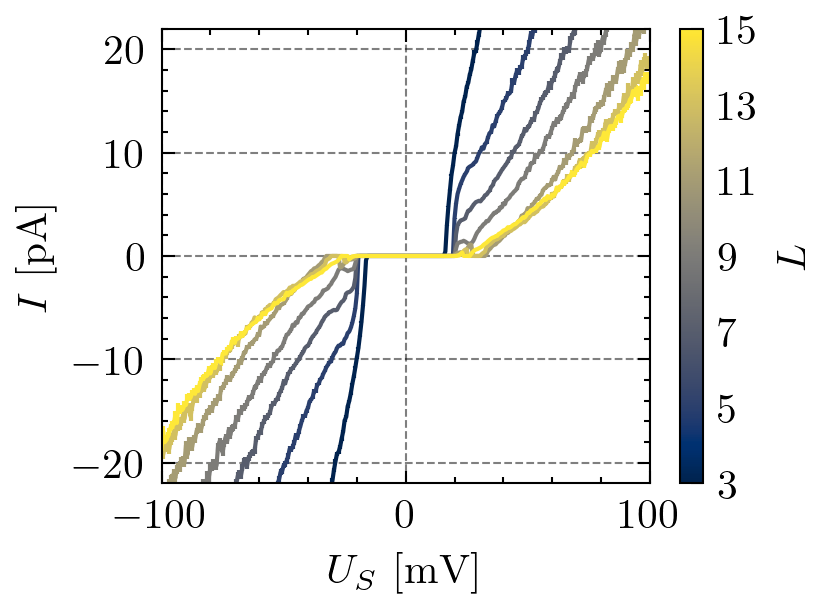
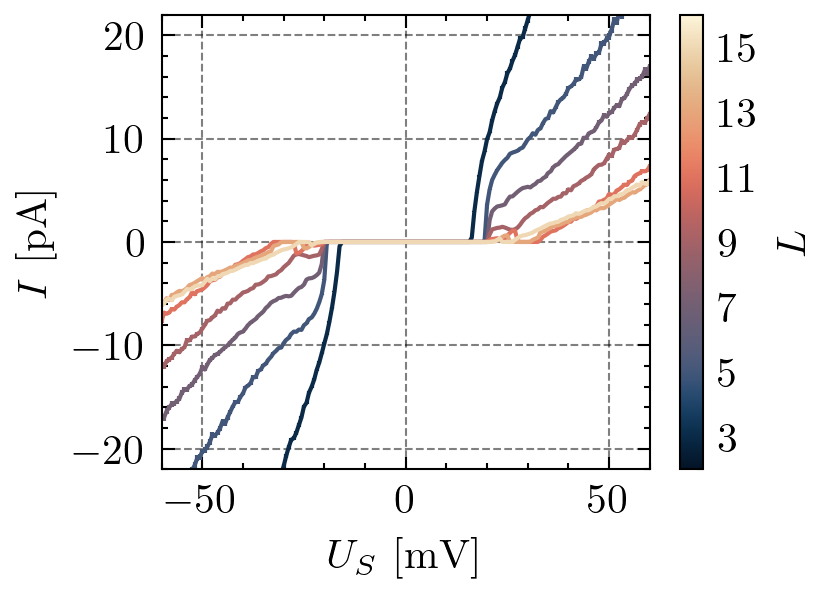
Code edit (unified diff) that turned the first committed figure into the second:
--- before
+++ after
@@ -1,4 +1,4 @@
 cmap    = plt.get_cmap('cividis')
-norm    = mcolors.Normalize(vmin=L_VALS[0],vmax=L_VALS[-1])
+norm    = mcolors.Normalize(vmin=L_VALS[0]-1,vmax=L_VALS[-1]+1)
 fig, ax = plt.subplots(dpi=300)
 w, h    = fig.get_size_inches()
@@ -10,11 +10,11 @@
     y   = df['Observable'].values*1e-6
     y_e = df['Error'].values*1e-6
-    _ = ax.errorbar(x, y, y_e, color=cmap(norm(N)))
+    _ = ax.errorbar(x, y, y_e, color=cmaps.lipari(norm(N)))
 _   = ax.set_xlabel("$U_S~[\mathrm{mV}]$")
 _   = ax.set_ylabel("$I~[\mathrm{pA}]$")
-_   = ax.set_xlim(-100,100)
+_   = ax.set_xlim(-60,60)
 _   = ax.set_ylim(-22,22)
 
-sm      = plt.cm.ScalarMappable(cmap=cmap, norm=norm)
+sm      = plt.cm.ScalarMappable(cmap=cmaps.lipari, norm=norm)
 cbar    = fig.colorbar(sm, ax=ax)
 _       = cbar.set_label("$L$")

Commit: .